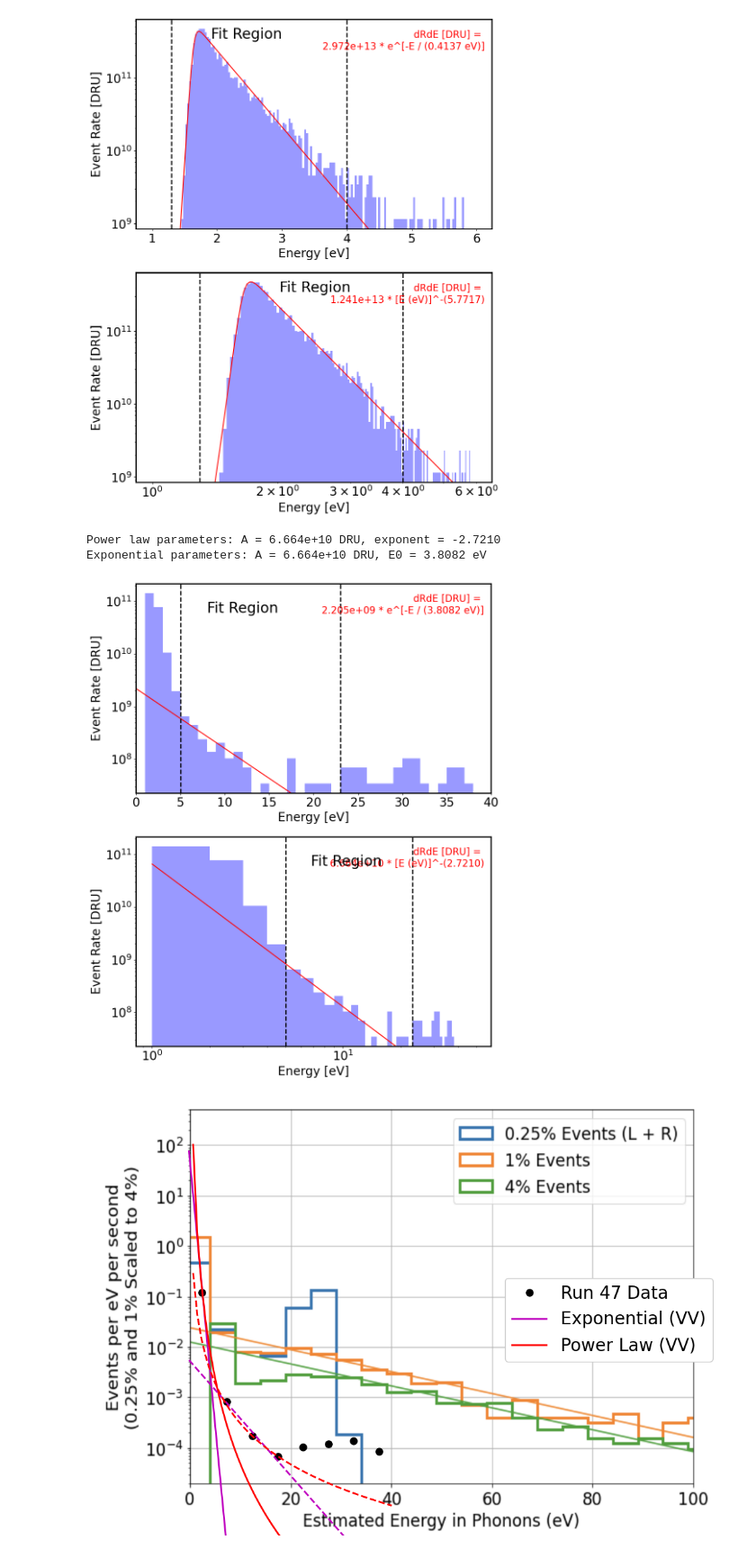
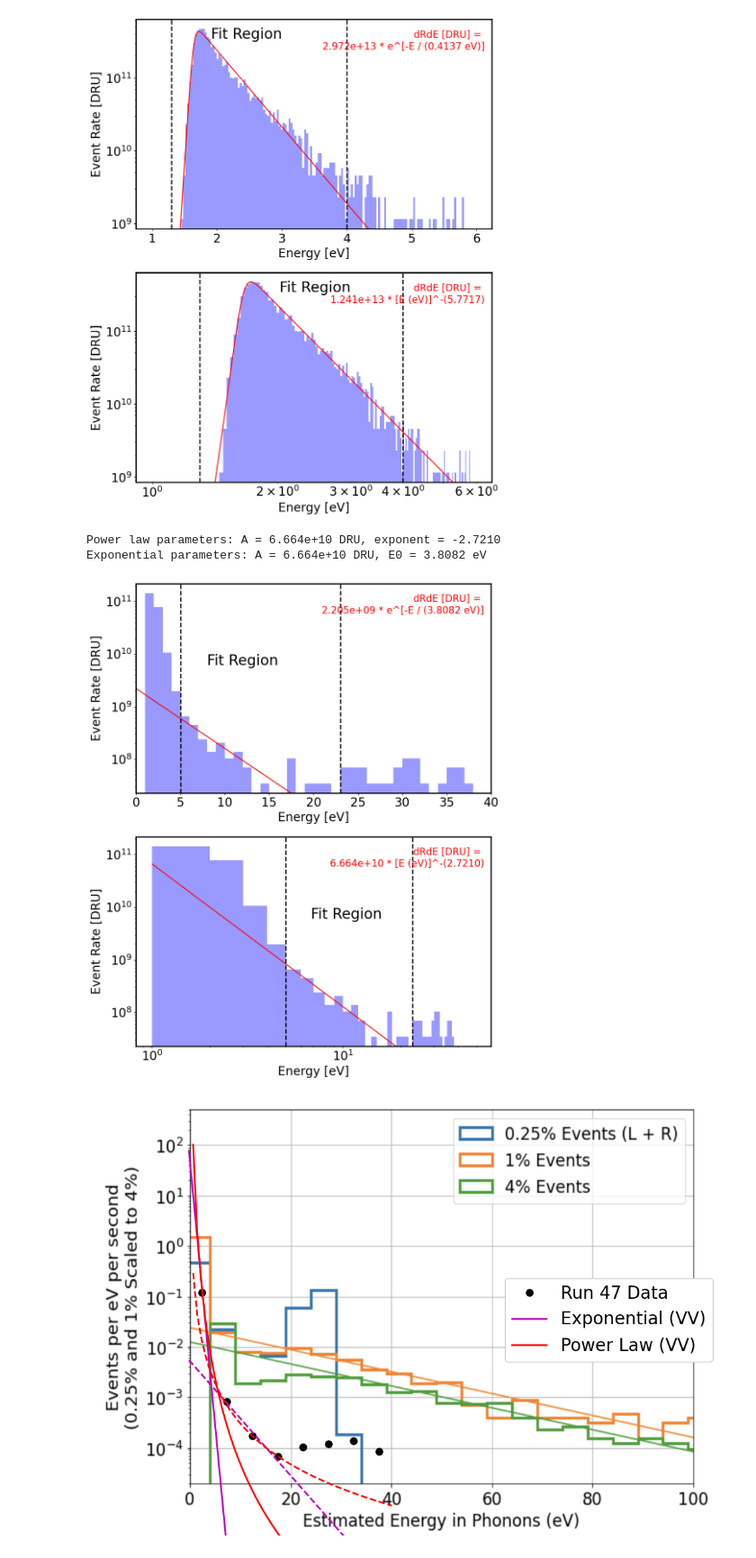
Before and after one commit to spice-herald/DarkLim, a Jupyter notebook: examples/run_47_spectra.ipynb, the cells around one changed output. Shown at 90% size. Cells and saved outputs as stored; diff of their text form; code cells hidden in the pictures.

```diff
--- a/examples/run_47_spectra.ipynb
+++ b/examples/run_47_spectra.ipynb
@@ -170,35 +170,35 @@ print(f"Exponential parameters: A = {A_fit_power_he:.3e} DRU, E0 = {1 / inv_E0_e
 
 fig, ax = plt.subplots(2, 1, figsize=(10, 12))
 
 for i in range(2):
     ax[i].hist(energies_eV, bins_eV_full, weights=event_weights_DRU, alpha=0.4, color='b')
     ax[i].set_yscale('log')
     ymin, ymax = ax[i].get_ylim()
 
     if i == 0:
         ax[i].plot(bins_eV_full, exponential_basic(bins_eV_full, A_fit_exp_he, inv_E0_exp_he), 'r-')
         ax[i].text(0.98, 0.95, f'dRdE [DRU] = \n{A_fit_exp_he:.3e} * e^[-E / ({1/inv_E0_exp_he:.4f} eV)]', ha='right', va='top', fontsize=16, color='r', transform=ax[i].transAxes)
     else:
         ax[i].set_xscale('log')
         ax[i].plot(bins_eV_full, power_law_basic(bins_eV_full, A_fit_power_he, alpha_fit_power_he), 'r-')
         ax[i].text(0.98, 0.95, f'dRdE [DRU] = \n{A_fit_power_he:.3e} * [E (eV)]^-({alpha_fit_power_he:.4f})', ha='right', va='top', fontsize=16, color='r', transform=ax[i].transAxes)
 
-    ax[i].text(16, 1e11, f'Fit Region', ha='right', va='top', fontsize=24, color='k')
+    ax[i].text(16, 1e10, f'Fit Region', ha='right', va='top', fontsize=24, color='k')
 
     ax[i].set_xlabel('Energy [eV]')
     ax[i].set_ylabel('Event Rate [DRU]')
 
     ax[i].plot([fit_low, fit_low], [ymin, ymax], 'k--', lw=2)
     ax[i].plot([fit_high, fit_high], [ymin, ymax], 'k--', lw=2)
     ax[i].set_ylim([ymin, ymax])
 
 ax[0].set_xlim([0, 40])
 fig.tight_layout()
 fig.show()
 # %% [output]
 Power law parameters: A = 6.664e+10 DRU, exponent = -2.7210
 Exponential parameters: A = 6.664e+10 DRU, E0 = 3.8082 eV
-[figure, old version]
+[figure, new version]
 # %%
 # Load the image
 img = mpimg.imread('spectra/RKR_Run34_spectrum.png')
```
Also changed, not shown: parts of 2 cells of this notebook, 6 other files.
